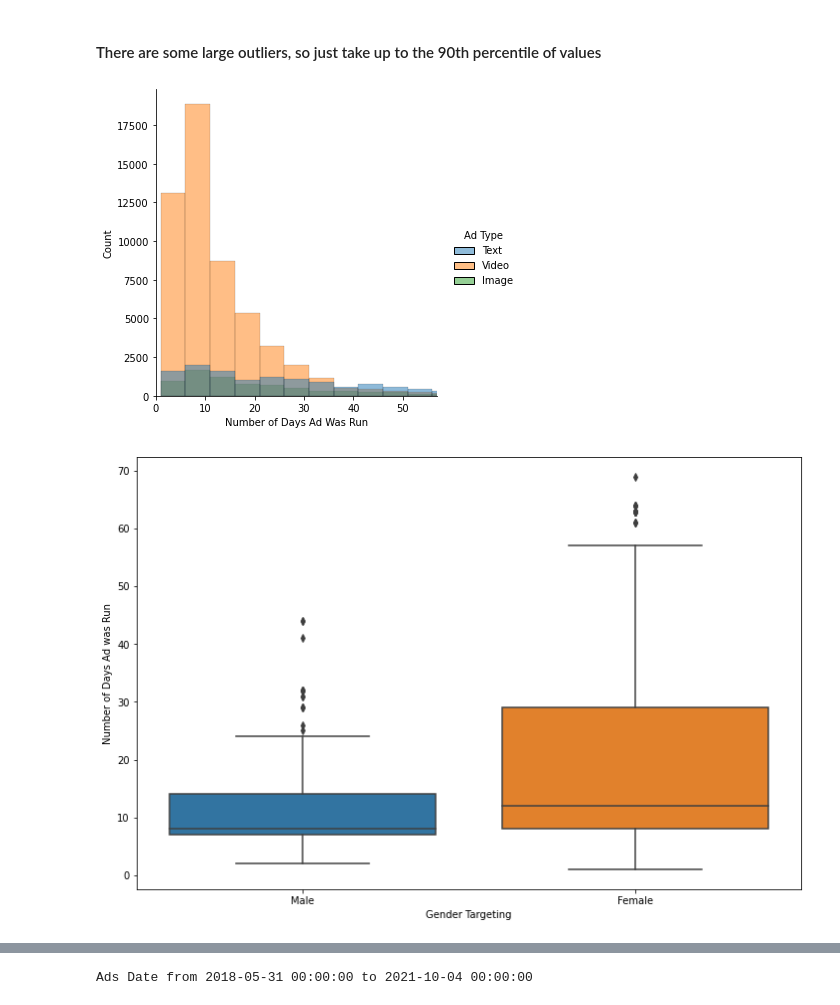
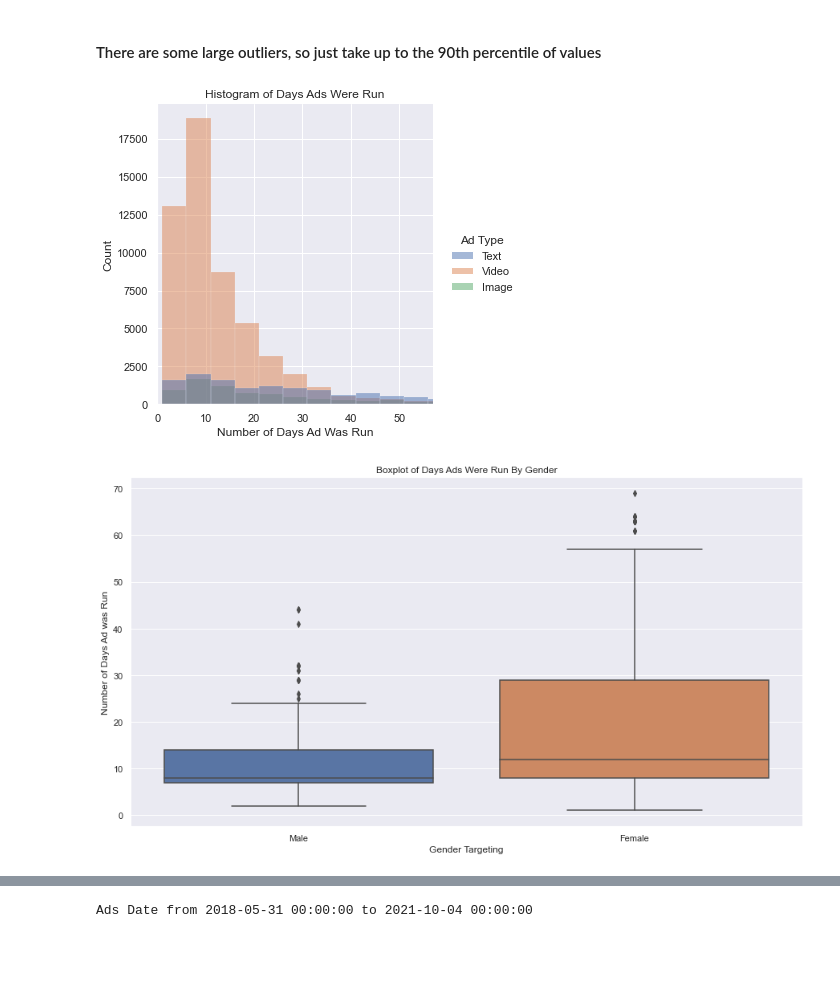
Before and after one commit to esalamon17/Google-Political-Ads, a Jupyter notebook: testing datasetst.ipynb, the cells around one changed output, grey strips where cells are left out. Saved outputs shown, nothing was run; the diff lists cells and outputs as text; code cells hidden in the pictures; blank space fills up the shorter version.

```diff
--- a/testing datasetst.ipynb
+++ b/testing datasetst.ipynb
@@ -229,4 +245,5 @@ graphs, correlations, etc
 # %%
 import seaborn as sns
-plt.rcParams['figure.figsize'] = (12.0, 8.0)
+sns.set(rc = {'figure.figsize':(15,8)})
 data = pd.read_csv('final_dataframe.csv')
+data.head()
@@ -242,16 +285,18 @@ p._legend.set_title('Ad Type')
 p = sns.displot(x = 'Num_of_Days', data = data, binwidth = 5, hue = 'Ad_Type');
 plt.xlabel('Number of Days Ad Was Run');
 plt.xlim([0, np.percentile(data['Num_of_Days'], 90)]);
-p._legend.set_title('Ad Type')
+p._legend.set_title('Ad Type');
+plt.title('Histogram of Days Ads Were Run');
 # %% [output]
-[figure, old version]
+[figure, new version]
 # %%
 male_or_female = data.loc[(data['Gender_Targeting'] == 'Female') | (data['Gender_Targeting'] == 'Male')]
 sns.boxplot(x = male_or_female['Gender_Targeting'], y = 'Num_of_Days', data = data);
 plt.ylabel('Number of Days Ad was Run');
 plt.xlabel('Gender Targeting');
+plt.title('Boxplot of Days Ads Were Run By Gender');
 # %% [output]
-[figure, old version]
+[figure, new version]
 # %%
 data.loc[:, 'Date_Range_Start'] = pd.to_datetime(data['Date_Range_Start'])
 data.loc[:, 'Date_Range_End'] = pd.to_datetime(data['Date_Range_End'])
```
Also changed, not shown: parts of 21 cells of this notebook.
